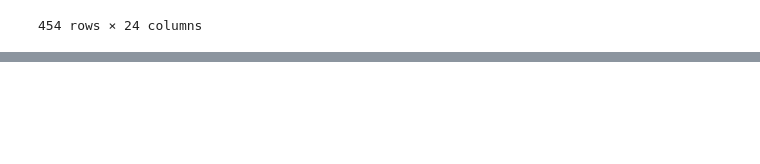
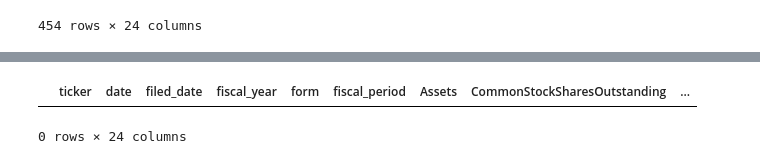
Before and after one commit to milleau98/2026-gig-data-analysis, a Jupyter notebook: notebooks/dataset-generators/edgar_sec_dataset.ipynb, the cells around one changed output, grey strips where cells are left out. Saved outputs shown, nothing was run; the diff lists cells and outputs as text; code cells hidden in the pictures; blank space fills up the shorter version.

Commit message:
correction to edgard-sec data

```diff
--- a/notebooks/dataset-generators/edgar_sec_dataset.ipynb
+++ b/notebooks/dataset-generators/edgar_sec_dataset.ipynb
@@ -491,0 +495,7 @@ dtype: int64
+# %%
+# all rows with fiscal year = 2026
+df_2026 = sp500_edgar_df[sp500_edgar_df['fiscal_year'] == 2026]
+df_2026
+# %% [output]
+|  | ticker | date | filed_date | fiscal_year | form | fiscal_period | Assets | CommonStockSharesOutstanding | ... |
+0 rows × 24 columns
```
Also changed, not shown: parts of 4 cells of this notebook, 6 other files.
